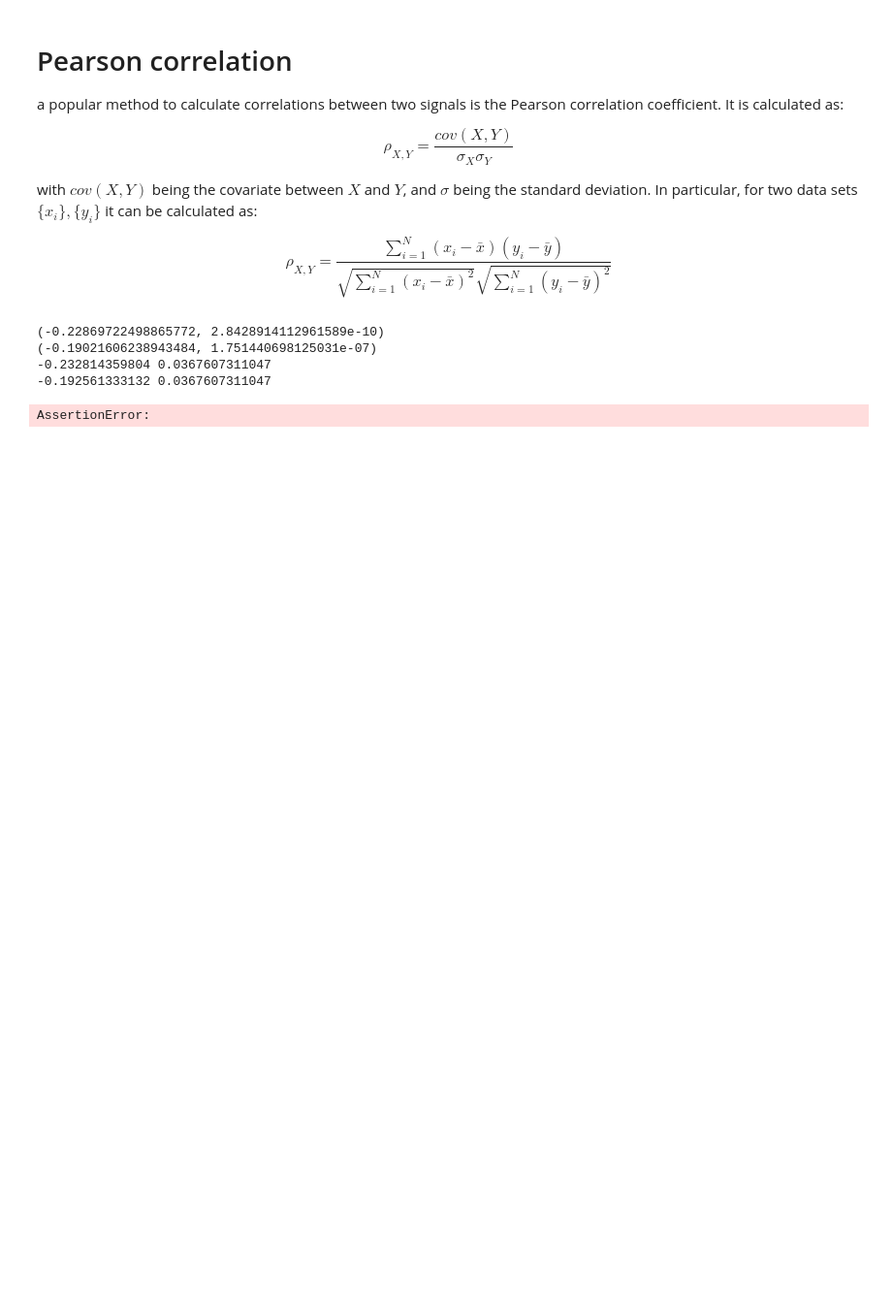
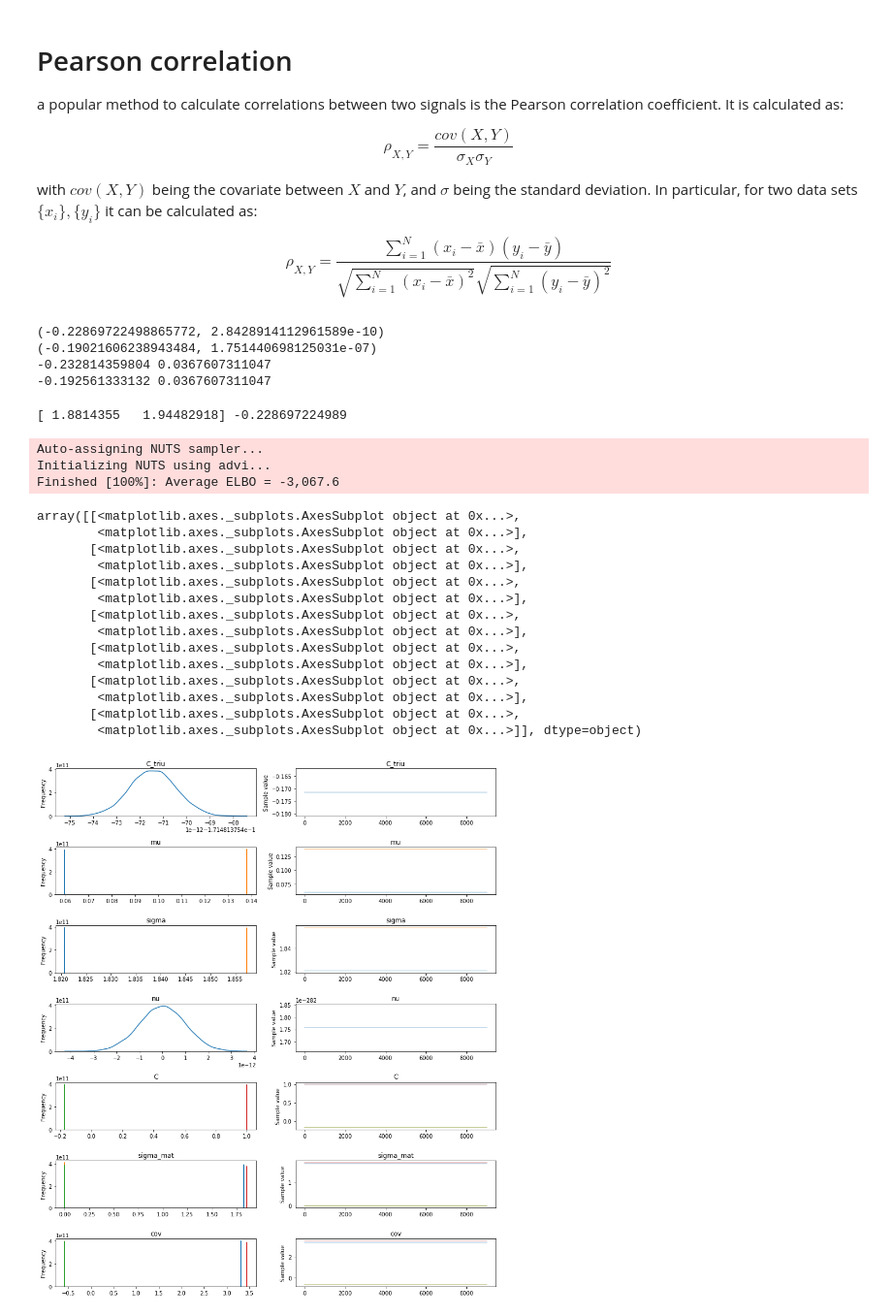
Before and after one commit to satpreetsingh/BME502-2017, a Jupyter notebook: projects/Oxytocin/Oxytocin-pymc3.ipynb, the cells around one changed output. Shown: that part at 97% size. Drawn from its saved outputs; the diff is of its cells as text; code cells hidden in the pictures; blank space fills up the shorter version.

Commit message:
implemented Pearson correlation with LKJ prior - works but I don't understand what I am doing

```diff
--- a/projects/Oxytocin/Oxytocin-pymc3.ipynb
+++ b/projects/Oxytocin/Oxytocin-pymc3.ipynb
@@ -84,18 +82,45 @@ data=np.vstack((front_pla,amy_pla))
-# %%
-with pm.Model() as model:
-    #priors
-    rho=pm.Uniform('rho',-1.0,1.0)
-    sig1=pm.Uniform('sig1',0,10.0)
-    sig2=pm.Uniform('sig2',0,10.0)
-    mu1=pm.Normal('mu1',0.0,1/sig1)
-    mu2=pm.Normal('mu2',0.0,1/sig2)
-
-    mu = tt.stack(mu1,mu2)
-    cov = tt.dot(tt.eye(2),tt.stack(sig1*sig1,sig2*sig2))
-    #likelyhood function
-    distribution=pm.MvNormal('distribution',
-                          mu=mu,
-                          cov=cov,
-                          observed=data)
-# %% [output]
-AssertionError:
+# %%
+data=np.vstack((front_pla,amy_pla)).T
+init_sigma = np.std(data, axis=0)
+init_corr = np.corrcoef(data, rowvar=0)[0, 1]
+print(init_sigma, init_corr)
+# %% [output]
+[ 1.8814355   1.94482918] -0.228697224989
+# %%
+with pm.Model() as model:
+    #priors
+    sigma = pm.Lognormal('sigma', np.zeros(2), np.ones(2), shape=2, testval=init_sigma)
+    nu = pm.Uniform('nu', 0, 5)
+    C_triu = pm.LKJCorr('C_triu', nu, 2, testval=init_corr)
+
+    C = pm.Deterministic('C', tt.fill_diagonal(C_triu[np.zeros((2, 2), dtype=np.int64)], 1.))
+
+    sigma_diag = pm.Deterministic('sigma_mat', tt.nlinalg.diag(sigma))
+    cov = pm.Deterministic('cov', tt.nlinalg.matrix_dot(sigma_diag, C, sigma_diag))
+    mu = pm.MvNormal('mu', 0, cov, shape=2, testval=np.mean(data, axis=0))
+
+    correlation = pm.MvNormal('correlation', mu, cov, observed=data)
+
+    trace = pm.sample(10000)
+# %% [output]
+Auto-assigning NUTS sampler...
+Initializing NUTS using advi...
+Finished [100%]: Average ELBO = -3,067.6
+# %%
+pm.traceplot(trace[1000:])
+# %% [output]
+array([[<matplotlib.axes._subplots.AxesSubplot object at 0x...>,
+        <matplotlib.axes._subplots.AxesSubplot object at 0x...>],
+       [<matplotlib.axes._subplots.AxesSubplot object at 0x...>,
+        <matplotlib.axes._subplots.AxesSubplot object at 0x...>],
+       [<matplotlib.axes._subplots.AxesSubplot object at 0x...>,
+        <matplotlib.axes._subplots.AxesSubplot object at 0x...>],
+       [<matplotlib.axes._subplots.AxesSubplot object at 0x...>,
+        <matplotlib.axes._subplots.AxesSubplot object at 0x...>],
+       [<matplotlib.axes._subplots.AxesSubplot object at 0x...>,
+        <matplotlib.axes._subplots.AxesSubplot object at 0x...>],
+       [<matplotlib.axes._subplots.AxesSubplot object at 0x...>,
+        <matplotlib.axes._subplots.AxesSubplot object at 0x...>],
+       [<matplotlib.axes._subplots.AxesSubplot object at 0x...>,
+        <matplotlib.axes._subplots.AxesSubplot object at 0x...>]], dtype=object)
+[figure, added]
```
Also changed, not shown: parts of 4 cells of this notebook.
